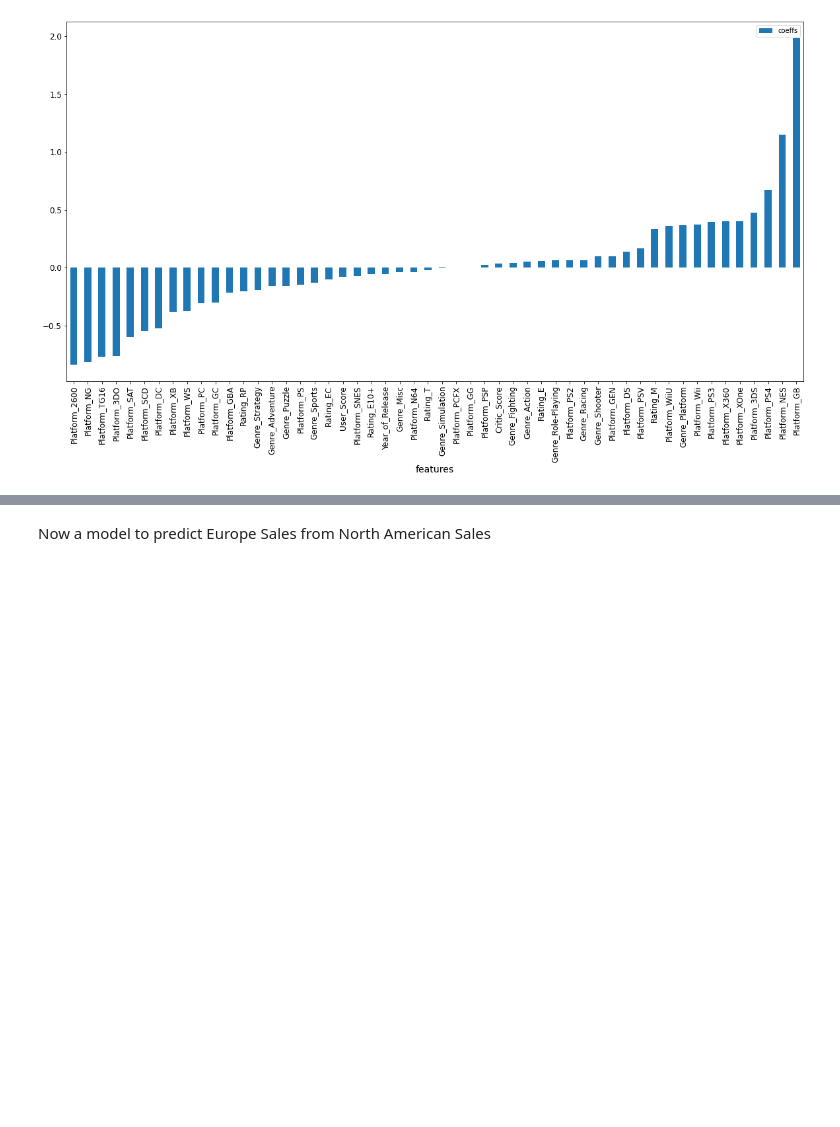
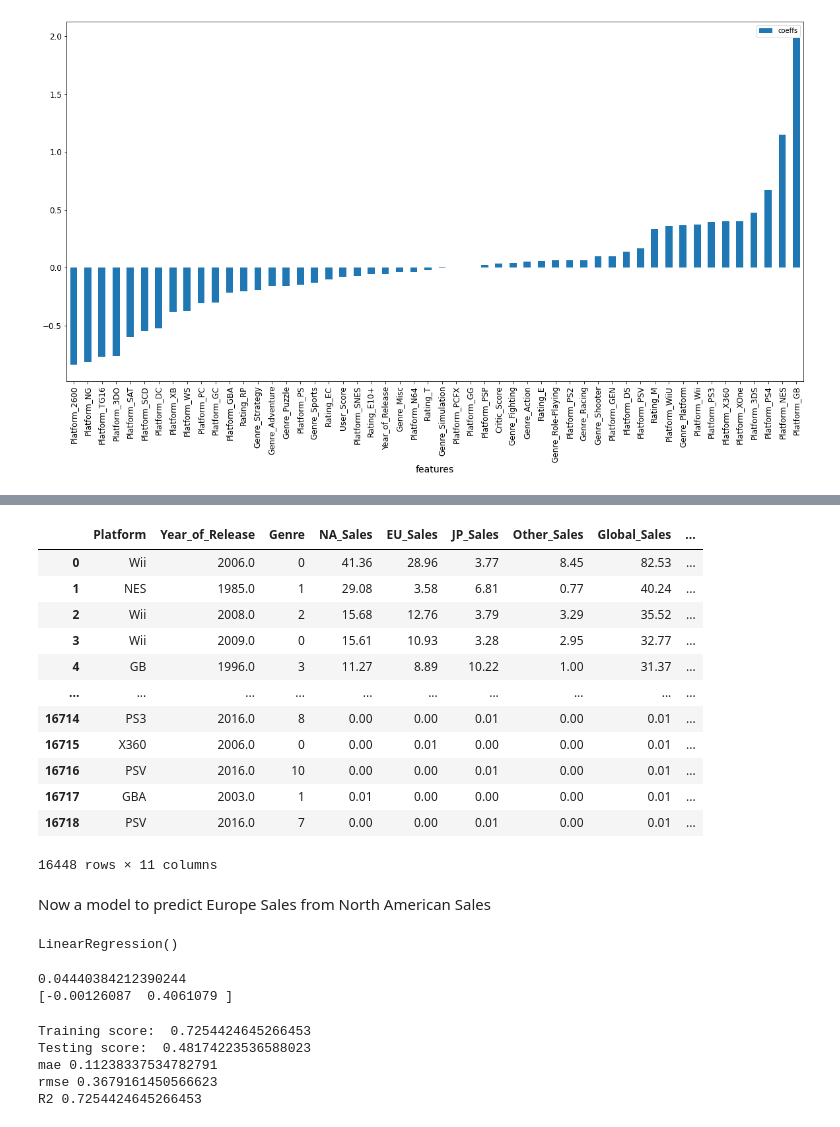
Before and after one commit to tzhang900/ds_capstone, a Jupyter notebook: project/videogames.ipynb, the cells around one changed output, grey strips where cells are left out. Drawn from its saved outputs; the diff is of its cells as text; code cells hidden in the pictures; blank space fills up the shorter version.

```diff
--- a/project/videogames.ipynb
+++ b/project/videogames.ipynb
@@ -368,2 +375,18 @@ R2 0.04847606045569386
+# %%
+games
+# %% [output]
+|  | Platform | Year_of_Release | Genre | NA_Sales | EU_Sales | JP_Sales | Other_Sales | Global_Sales | ... |
+| 0 | Wii | 2006.0 | 0 | 41.36 | 28.96 | 3.77 | 8.45 | 82.53 | ... |
+| 1 | NES | 1985.0 | 1 | 29.08 | 3.58 | 6.81 | 0.77 | 40.24 | ... |
+| 2 | Wii | 2008.0 | 2 | 15.68 | 12.76 | 3.79 | 3.29 | 35.52 | ... |
+| 3 | Wii | 2009.0 | 0 | 15.61 | 10.93 | 3.28 | 2.95 | 32.77 | ... |
+| 4 | GB | 1996.0 | 3 | 11.27 | 8.89 | 10.22 | 1.00 | 31.37 | ... |
+| ... | ... | ... | ... | ... | ... | ... | ... | ... | ... |
+| 16714 | PS3 | 2016.0 | 8 | 0.00 | 0.00 | 0.01 | 0.00 | 0.01 | ... |
+| 16715 | X360 | 2006.0 | 0 | 0.00 | 0.01 | 0.00 | 0.00 | 0.01 | ... |
+| 16716 | PSV | 2016.0 | 10 | 0.00 | 0.00 | 0.01 | 0.00 | 0.01 | ... |
+| 16717 | GBA | 2003.0 | 1 | 0.01 | 0.00 | 0.00 | 0.00 | 0.01 | ... |
+| 16718 | PSV | 2016.0 | 7 | 0.00 | 0.00 | 0.01 | 0.00 | 0.01 | ... |
+16448 rows × 11 columns
 # %% [markdown]
 Now a model to predict Europe Sales from North American Sales
@@ -370,39 +396,43 @@ Now a model to predict Europe Sales from North American Sales
 # %%
-features = ['JP_Sales']
-target = ['NA_Sales']
-
-# split data into feature and sale.
-y_EUSales = games[target].copy()
-X_EUSales = games[features].copy()
-
 # Now, split both X and y data into training and testing sets.
-X_EUSales_train, X_EUSales_test, y_EUSales_train, y_EUSales_test = train_test_split(X_EUSales, y_EUSales,
+X_sales_train, X_sales_test, y_sales_train, y_sales_test = train_test_split(X_sales, y_sales,
                                        test_size=0.2,
                                        random_state=42)
 
 # Create a local instance of the sklearn class
-lin_reg_EUSales = LinearRegression()
+lin_reg_sales = LinearRegression()
 
 # Fit your instance to the training dataset
-lin_reg_EUSales.fit(X_EUSales_train, y_EUSales_train)
+lin_reg_sales.fit(X_sales_train, y_sales_train)
+# %% [output]
+LinearRegression()
 # %%
 # Print the coefficients.
-print(lin_reg_EUSales.intercept_)
-print(lin_reg_EUSales.coef_)
+print(lin_reg_sales.intercept_)
+print(lin_reg_sales.coef_)
+# %% [output]
+0.04440384212390244
+[-0.00126087  0.4061079 ]
 # %%
 # Eu_Sales evaluation
-lin_reg_EUSales_score_train = lin_reg_critic.score(X_EUSales_test, y_EUSales_test)
-lin_reg_EUSales_score_test = lin_reg_critic.score (X_EUSales_train, y_EUSales_train)
+lin_reg_sales_score_train = lin_reg_sales.score(X_sales_test, y_sales_test)
+lin_reg_sales_score_test = lin_reg_sales.score (X_sales_train, y_sales_train)
 
-print("Training score: ",lin_reg_EUSales_score_train)
-print("Testing score: ",lin_reg_EUSales_score_test)
+print("Training score: ",lin_reg_sales_score_train)
+print("Testing score: ",lin_reg_sales_score_test)
 
 # Make predictions on the testing dataset
-y_EUSales_preds = lin_reg_EUSales.predict(X_EUSales_test)
+y_sales_preds = lin_reg_sales.predict(X_sales_test)
 
 # Evaluation. What do these mean?
-print('mae', mean_absolute_error(y_EUSales_test, y_EUSales_preds))
-print('rmse', np.sqrt(mean_squared_error(y_EUSales_test, y_EUSales_preds)))
-print('R2', r2_score(y_EUSales_test, y_EUSales_preds))
+print('mae', mean_absolute_error(y_sales_test, y_sales_preds))
+print('rmse', np.sqrt(mean_squared_error(y_sales_test, y_sales_preds)))
+print('R2', r2_score(y_sales_test, y_sales_preds))
+# %% [output]
+Training score:  0.7254424645266453
+Testing score:  0.48174223536588023
+mae 0.11238337534782791
+rmse 0.3679161450566623
+R2 0.7254424645266453
 # %%
 # try some other data
```
Also changed, not shown: parts of 51 cells of this notebook.
